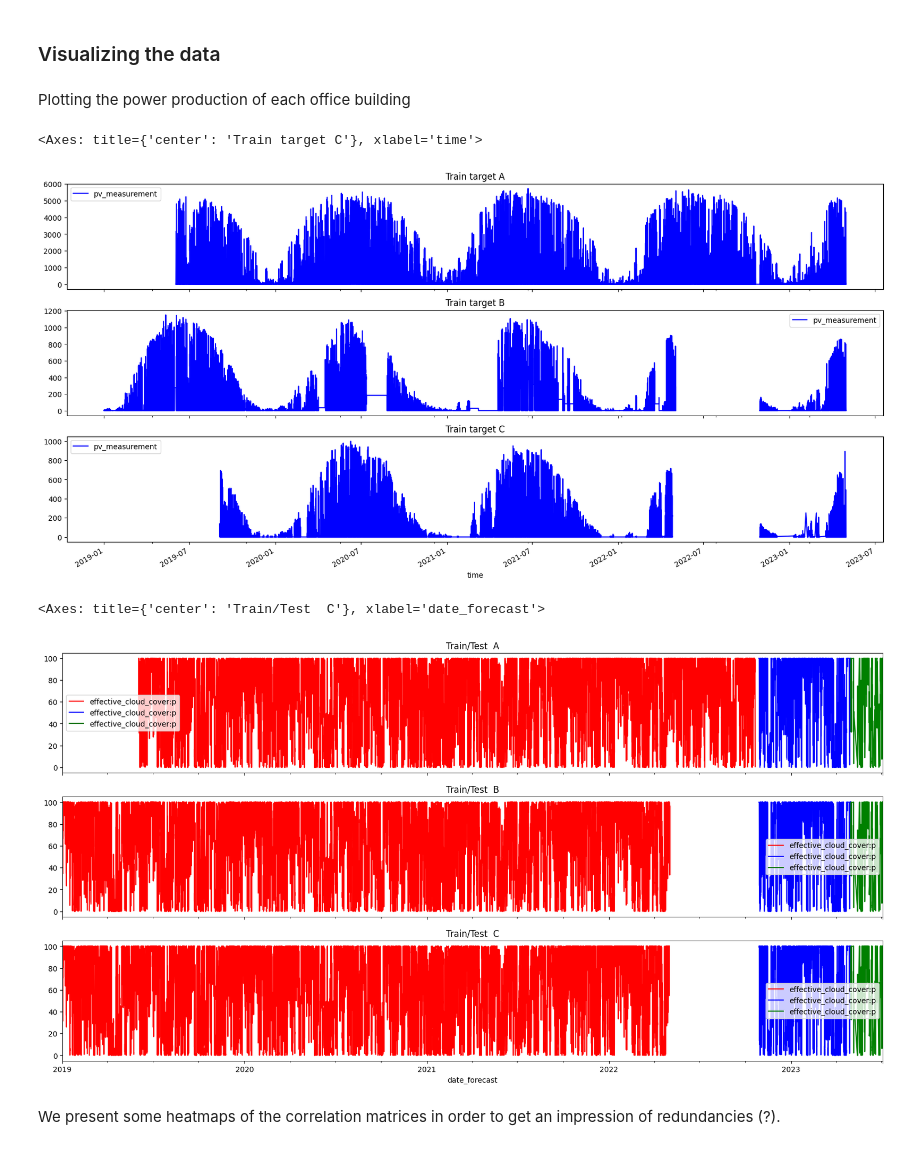
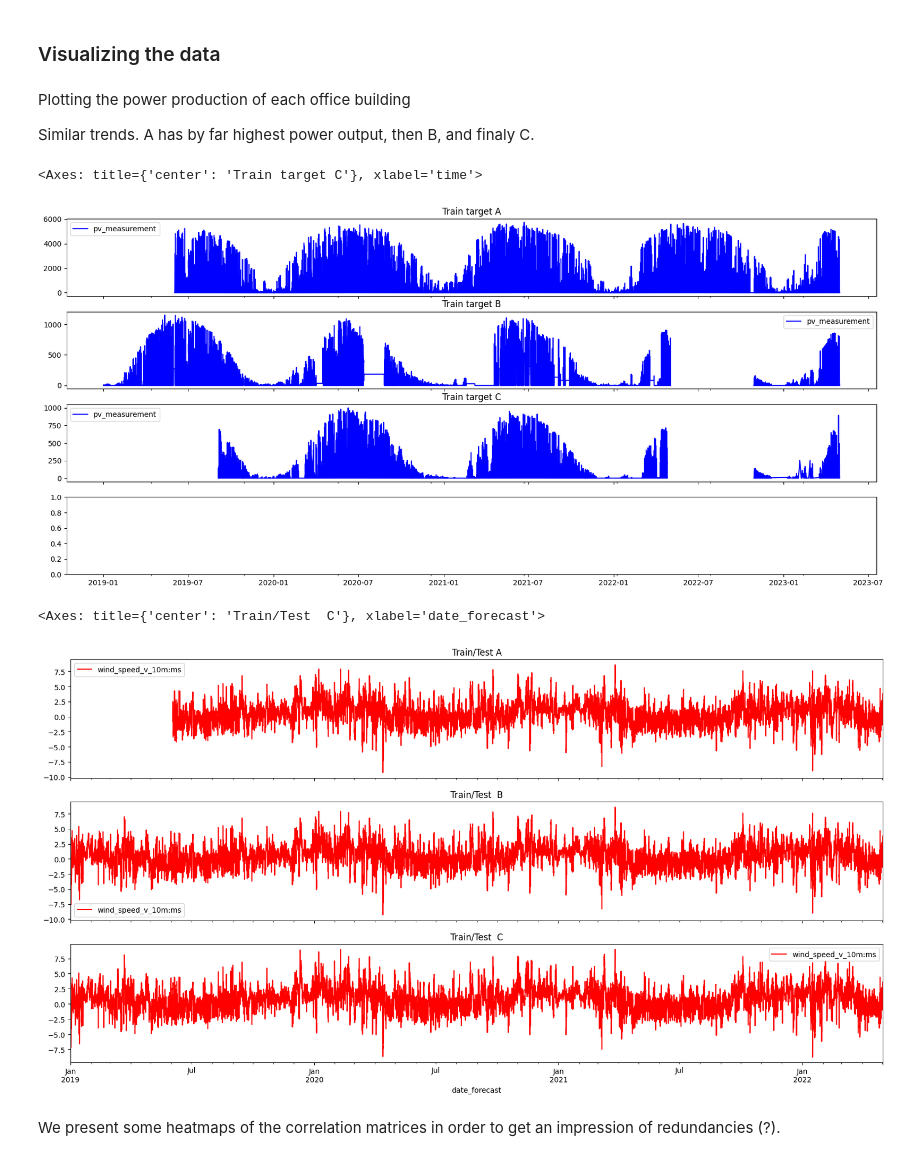
Before and after one commit to Bergschtein/Solar-Energy-Prediction, a Jupyter notebook: long.ipynb, the cells around one changed output. Cells and saved outputs as stored; diff of their text form; code cells hidden in the pictures.

```diff
--- a/long.ipynb
+++ b/long.ipynb
@@ -89,33 +148,36 @@ Features in the observed and estimated X. For plotting.
 ### Visualizing the data
 # %% [markdown]
 Plotting the power production of each office building
+
+
+Similar trends. A has by far highest power output, then B, and finaly C.
 # %%
 # Power production plots
-fig, axs = plt.subplots(3, 1, figsize=(20, 10), sharex=True)
+fig, axs = plt.subplots(4, 1, figsize=(20, 10), sharex=True)
 train_a[['time', 'pv_measurement']].set_index('time').plot(ax=axs[0], title='Train target A', color='blue')
 train_b[['time', 'pv_measurement']].set_index('time').plot(ax=axs[1], title='Train target B', color='blue')
 train_c[['time', 'pv_measurement']].set_index('time').plot(ax=axs[2], title='Train target C', color='blue')
 # %% [output]
 <Axes: title={'center': 'Train target C'}, xlabel='time'>
-[figure, old version]
+[figure, new version]
 # %%
 # Plotting a single feature
 fig, axs = plt.subplots(3, 1, figsize=(20, 10), sharex=True)
-feature_name = 'effective_cloud_cover:p'
+feature_name = 'wind_speed_v_10m:ms'
 X_train_observed_a[['date_forecast', feature_name]].set_index('date_forecast').plot(ax=axs[0], title='Train/Test A', color='red')
-X_train_estimated_a[['date_forecast', feature_name]].set_index('date_forecast').plot(ax=axs[0], title='Train/Test A', color='blue')
-X_test_estimated_a[['date_forecast', feature_name]].set_index('date_forecast').plot(ax=axs[0], title='Train/Test  A', color='green')
+# X_train_estimated_a[['date_forecast', feature_name]].set_index('date_forecast').plot(ax=axs[0], title='Train/Test A', color='blue')
+# X_test_estimated_a[['date_forecast', feature_name]].set_index('date_forecast').plot(ax=axs[0], title='Train/Test  A', color='green')
 
 X_train_observed_b[['date_forecast', feature_name]].set_index('date_forecast').plot(ax=axs[1], title='Train/Test  B', color='red')
-X_train_estimated_b[['date_forecast', feature_name]].set_index('date_forecast').plot(ax=axs[1], title='Train/Test  B', color='blue')
-X_test_estimated_b[['date_forecast', feature_name]].set_index('date_forecast').plot(ax=axs[1], title='Train/Test  B', color='green')
+# X_train_estimated_b[['date_forecast', feature_name]].set_index('date_forecast').plot(ax=axs[1], title='Train/Test  B', color='blue')
+# X_test_estimated_b[['date_forecast', feature_name]].set_index('date_forecast').plot(ax=axs[1], title='Train/Test  B', color='green')
 
 X_train_observed_c[['date_forecast', feature_name]].set_index('date_forecast').plot(ax=axs[2], title='Train/Test  C', color='red')
-X_train_estimated_c[['date_forecast', feature_name]].set_index('date_forecast').plot(ax=axs[2], title='Train/Test  C', color='blue')
-X_test_estimated_c[['date_forecast', feature_name]].set_index('date_forecast').plot(ax=axs[2], title='Train/Test  C', color='green')
+# X_train_estimated_c[['date_forecast', feature_name]].set_index('date_forecast').plot(ax=axs[2], title='Train/Test  C', color='blue')
+# X_test_estimated_c[['date_forecast', feature_name]].set_index('date_forecast').plot(ax=axs[2], title='Train/Test  C', color='green')
 # %% [output]
 <Axes: title={'center': 'Train/Test  C'}, xlabel='date_forecast'>
-[figure, old version]
+[figure, new version]
 # %% [markdown]
 We present some heatmaps of the correlation matrices in order to get an impression of redundancies (?).
 # %%
```
Also changed, not shown: parts of 6 cells of this notebook, 1 other file.
